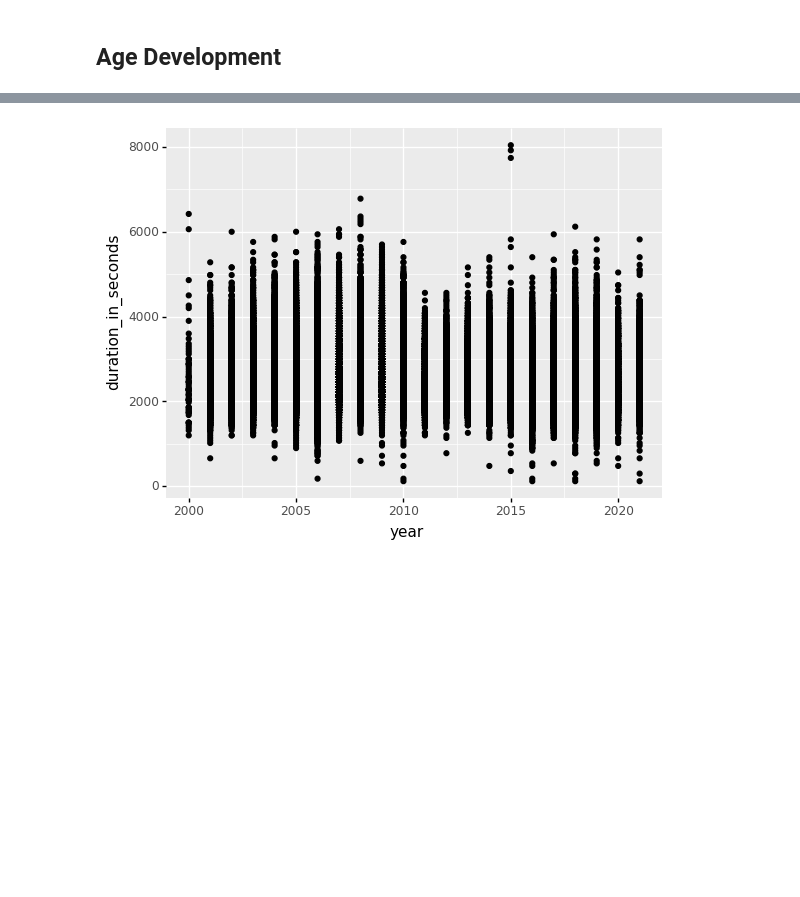
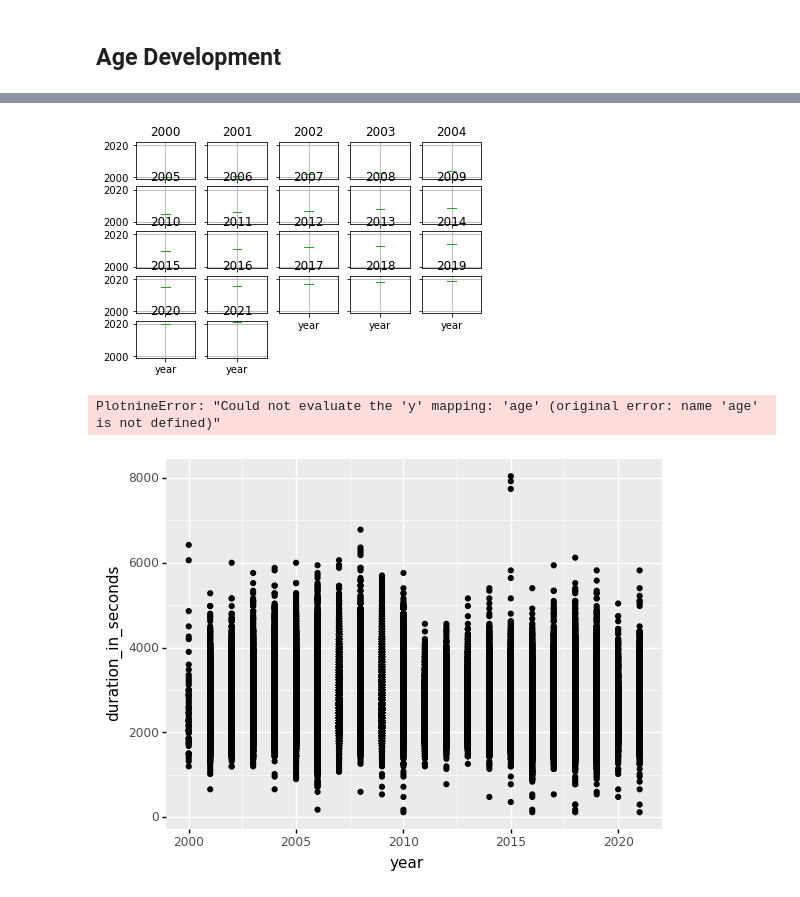
Before and after one commit to schap101/beachvolley_analysis, a Jupyter notebook: Beach_Volley.ipynb, the cells around one changed output, grey strips where cells are left out. Saved outputs shown, nothing was run; the diff lists cells and outputs as text; code cells hidden in the pictures; blank space fills up the shorter version.

```diff
--- a/Beach_Volley.ipynb
+++ b/Beach_Volley.ipynb
@@ -110,3 +151,13 @@ The longest Beach Volleyball match lasted: 2.2333333333333334 hours
+# %%
+#year_age2 = year_age.groupby('year')
+year_age.groupby("year").boxplot(column="year");
+# %% [output]
+[figure, added]
+# %%
+ggplot(df_clean, aes(x='year', y='age', fill='age')) + \
+    geom_boxplot()
+# %% [output]
+PlotnineError: "Could not evaluate the 'y' mapping: 'age' (original error: name 'age' is not defined)"
 # %%
 ggplot(df_clean, aes(x='year', y='duration_in_seconds')) + geom_point()
 # %% [output]
```
Also changed, not shown: parts of 6 cells of this notebook.
